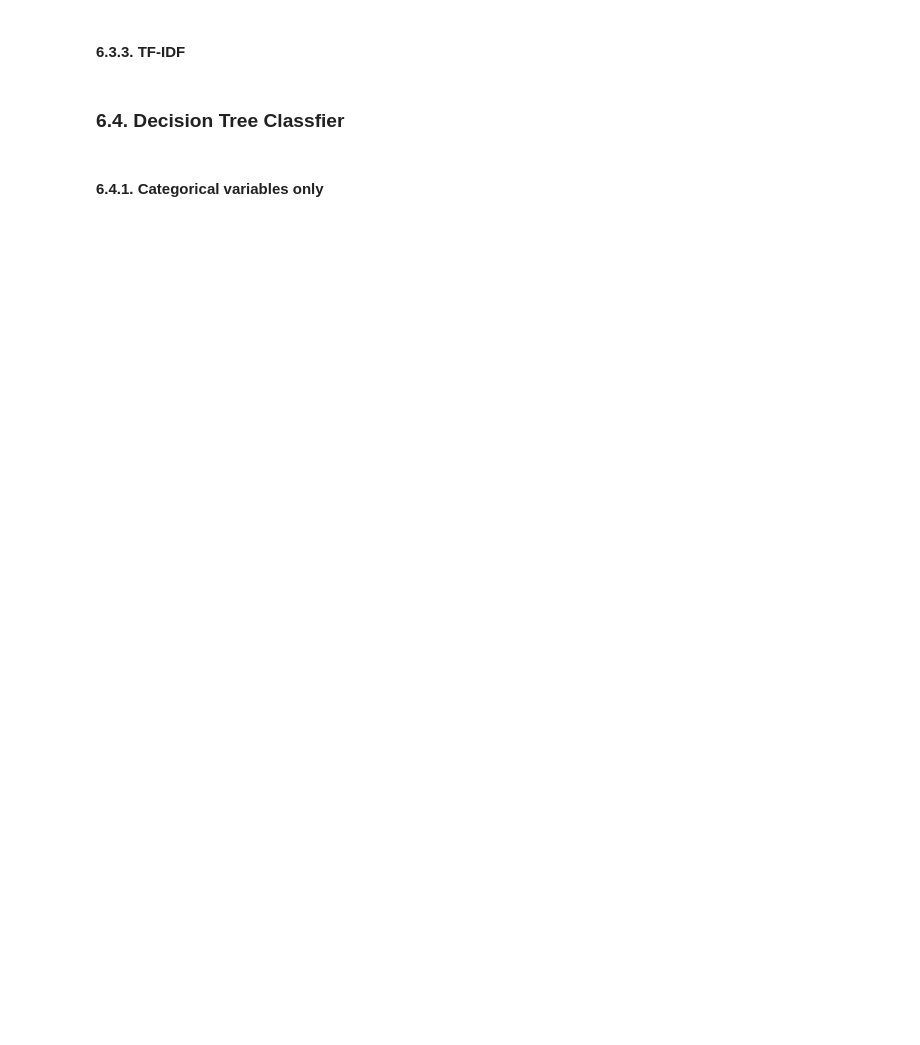
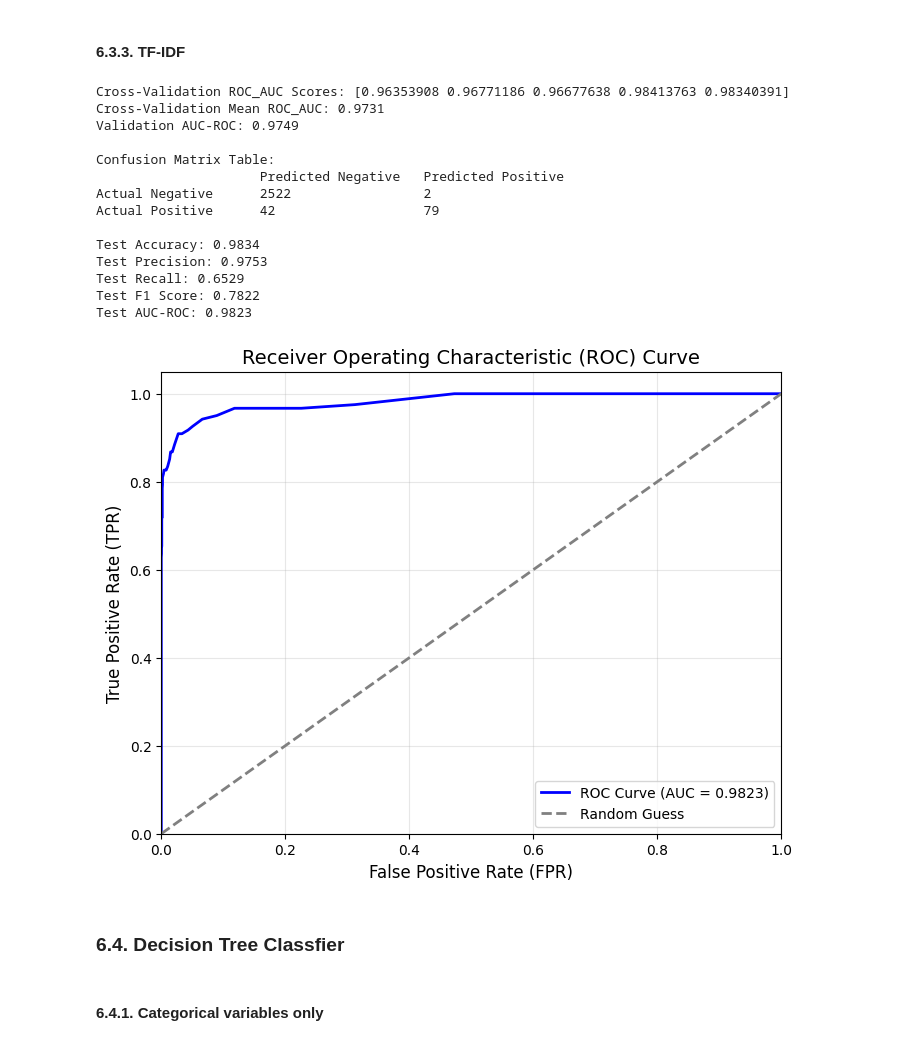
Before and after one commit to undeser/fake-jobs-detection, a Jupyter notebook: notebook.ipynb, the cells around one changed output. Saved outputs shown, nothing was run; the diff lists cells and outputs as text; code cells hidden in the pictures; blank space fills up the shorter version.

```diff
--- a/notebook.ipynb
+++ b/notebook.ipynb
@@ -719,7 +764,23 @@ evaluate_model(RFmodel, X_train_count, y_train, X_val_count, y_val, X_test_count
 # %% [markdown]
 #### 6.3.3. TF-IDF
 # %%
-evaluate_model(RFmodel, X_train_tfidf, y_train, X_val_tfidf, y_val, X_test_tfidf, y_test, scoring='roc_auc')
+evaluate_model(RFmodel, X_train_tfidf, y_train, X_val_tfidf, y_val, X_test_tfidf, y_test, 'rf-tfidf', scoring='roc_auc')
+# %% [output]
+Cross-Validation ROC_AUC Scores: [0.96353908 0.96771186 0.96677638 0.98413763 0.98340391]
+Cross-Validation Mean ROC_AUC: 0.9731
+Validation AUC-ROC: 0.9749
+
+Confusion Matrix Table:
+                     Predicted Negative   Predicted Positive
+Actual Negative      2522                 2
+Actual Positive      42                   79
+
+Test Accuracy: 0.9834
+Test Precision: 0.9753
+Test Recall: 0.6529
+Test F1 Score: 0.7822
+Test AUC-ROC: 0.9823
+[figure, added]
 # %% [markdown]
 ### 6.4. Decision Tree Classfier
 # %%
```
Also changed, not shown: parts of 27 cells of this notebook.
